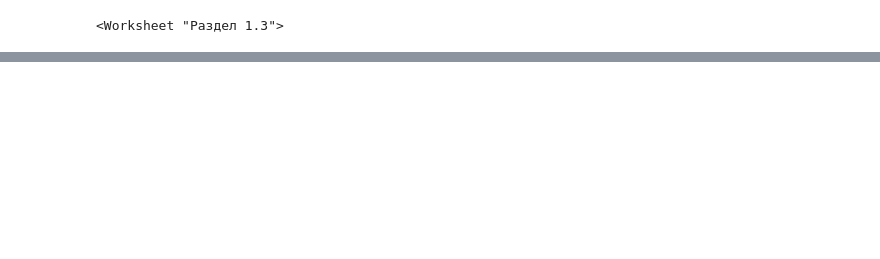
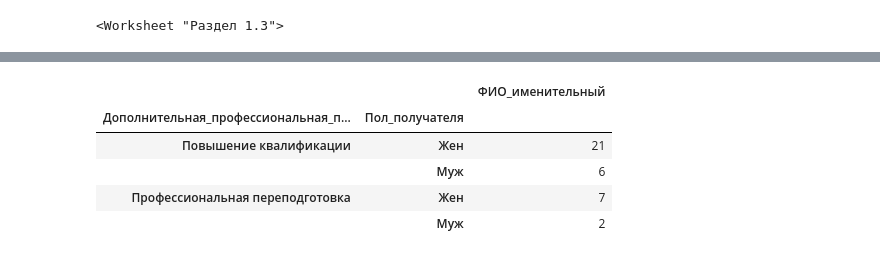
Before and after one commit to t0r1n88/Lindy, a Jupyter notebook: report_1PK.ipynb, the cells around one changed output, grey strips where cells are left out. Cells and saved outputs as stored; diff of their text form; code cells hidden in the pictures; blank space fills up the shorter version.

```diff
--- a/report_1PK.ipynb
+++ b/report_1PK.ipynb
@@ -137,0 +159,11 @@ wb.save('Раздел 1.3.xlsx')
+# %%
+pd.pivot_table(df_dpo,index=['Дополнительная_профессиональная_программа_повышение_квалификации_профессиональная_переподготовка','Пол_получателя'],
+              values=['ФИО_именительный'],
+              aggfunc='count')
+# %% [output]
+|  |  | ФИО_именительный |
+| Дополнительная_профессиональная_п... | Пол_получателя |  |
+| Повышение квалификации | Жен | 21 |
+|  | Муж | 6 |
+| Профессиональная переподготовка | Жен | 7 |
+|  | Муж | 2 |
```
Also changed, not shown: parts of 7 cells of this notebook.
